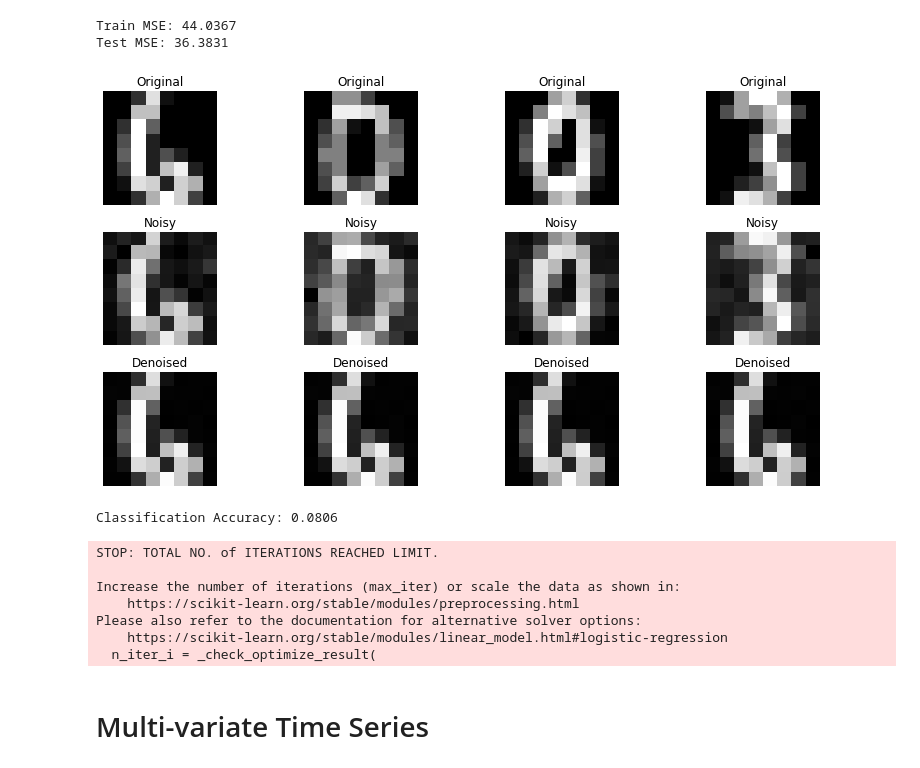
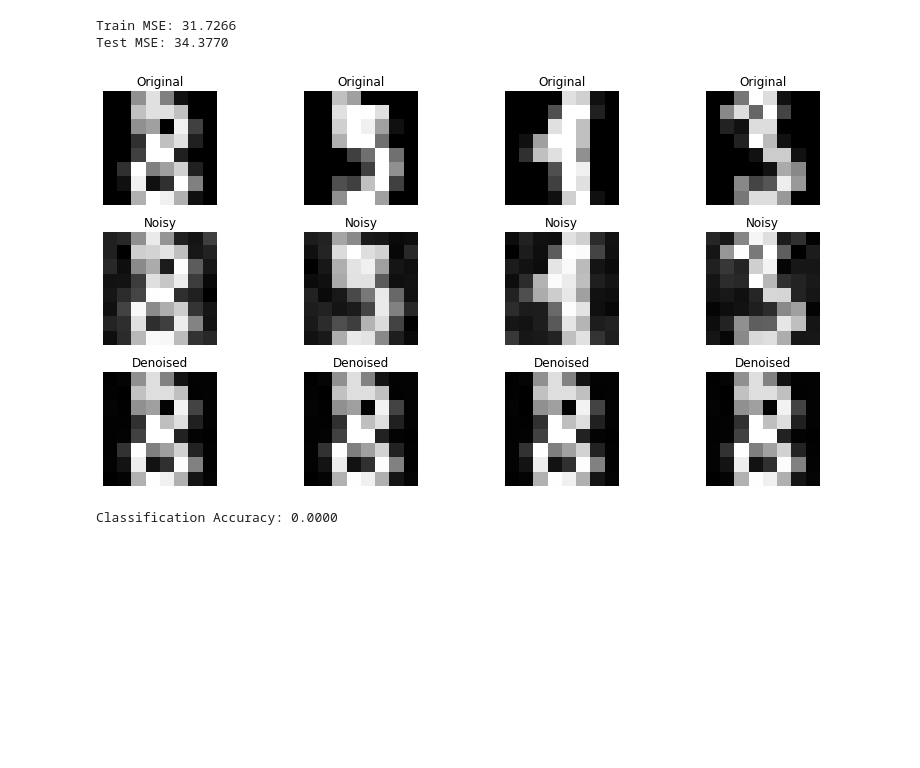
Before and after one commit to MaSHt01/tfiltersPy, a Jupyter notebook: examples/dev_test/particle_filters_example_dev.ipynb, the cells around one changed output. Drawn from its saved outputs; the diff is of its cells as text; code cells hidden in the pictures; blank space fills up the shorter version.

```diff
--- a/examples/dev_test/particle_filters_example_dev.ipynb
+++ b/examples/dev_test/particle_filters_example_dev.ipynb
@@ -470,8 +763,8 @@ import matplotlib.pyplot as plt
 
 # Load and split the digits dataset (20 samples)
 digits = load_digits()
-x = digits.data[0:2000]  # Shape: (20, 64)
-y = digits.target[0:2000]  # Shape: (20,)
+x = digits.data[0:20]  # Shape: (20, 64)
+y = digits.target[0:20]  # Shape: (20,)
 x_train, x_test, y_train, y_test = train_test_split(x, y, test_size=0.2, random_state=42)
 
 # Convert to Dask arrays
@@ -530,43 +823,34 @@ print(f"Test MSE: {mse_test:.4f}")
 
 # Visualize (first 4 training images)
 n_display = 4
 plt.figure(figsize=(12, 6))
 for i in range(n_display):
     # Original
     plt.subplot(3, n_display, i + 1)
     plt.imshow(x_train[i].reshape(8, 8), cmap='gray')
     plt.title("Original")
     plt.axis('off')
     # Noisy
     plt.subplot(3, n_display, i + 1 + n_display)
     plt.imshow(noisy_x_train_dask[i].compute().reshape(8, 8), cmap='gray')
     plt.title("Noisy")
     plt.axis('off')
     # Denoised
     plt.subplot(3, n_display, i + 1 + 2 * n_display)
     plt.imshow(denoised_x_train[i].reshape(8, 8), cmap='gray')
     plt.title("Denoised")
     plt.axis('off')
 plt.tight_layout()
 plt.show()
 
 # Optional: Classification
 clf = LogisticRegression(max_iter=1000, random_state=42)
 clf.fit(denoised_x_train, y_train)
 y_pred = clf.predict(denoised_x_test)
 accuracy = np.mean(y_pred == y_test)
 print(f"Classification Accuracy: {accuracy:.4f}")
 # %% [output]
-Train MSE: 44.0367
-Test MSE: 36.3831
+Train MSE: 31.7266
+Test MSE: 34.3770
-[figure, old version]
+[figure, new version]
-Classification Accuracy: 0.0806
+Classification Accuracy: 0.0000
-STOP: TOTAL NO. of ITERATIONS REACHED LIMIT.
-
-Increase the number of iterations (max_iter) or scale the data as shown in:
-    https://scikit-learn.org/stable/modules/preprocessing.html
-Please also refer to the documentation for alternative solver options:
-    https://scikit-learn.org/stable/modules/linear_model.html#logistic-regression
-  n_iter_i = _check_optimize_result(
-# %% [markdown]
-# Multi-variate Time Series
```
Also changed, not shown: parts of 14 cells of this notebook, 6 other files.
